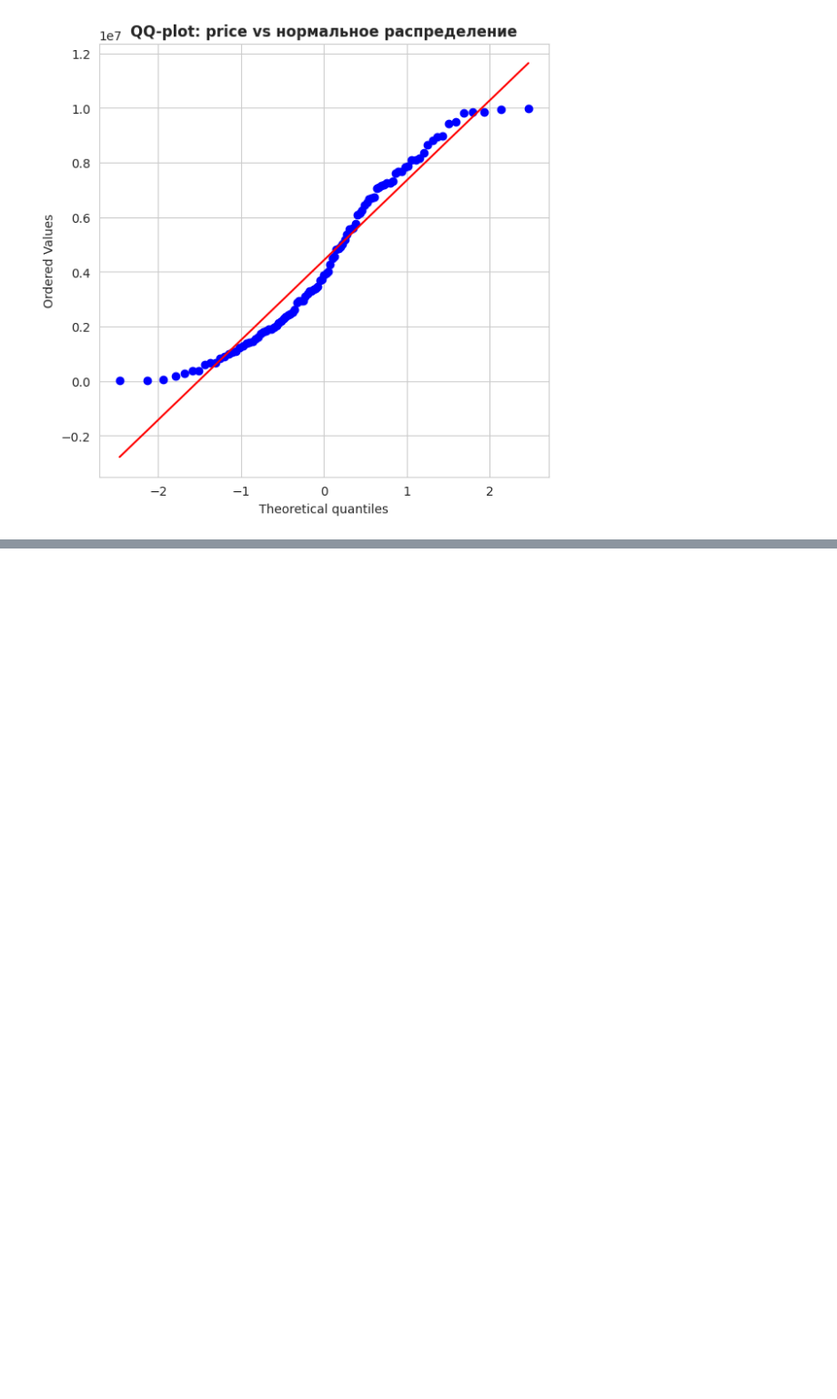
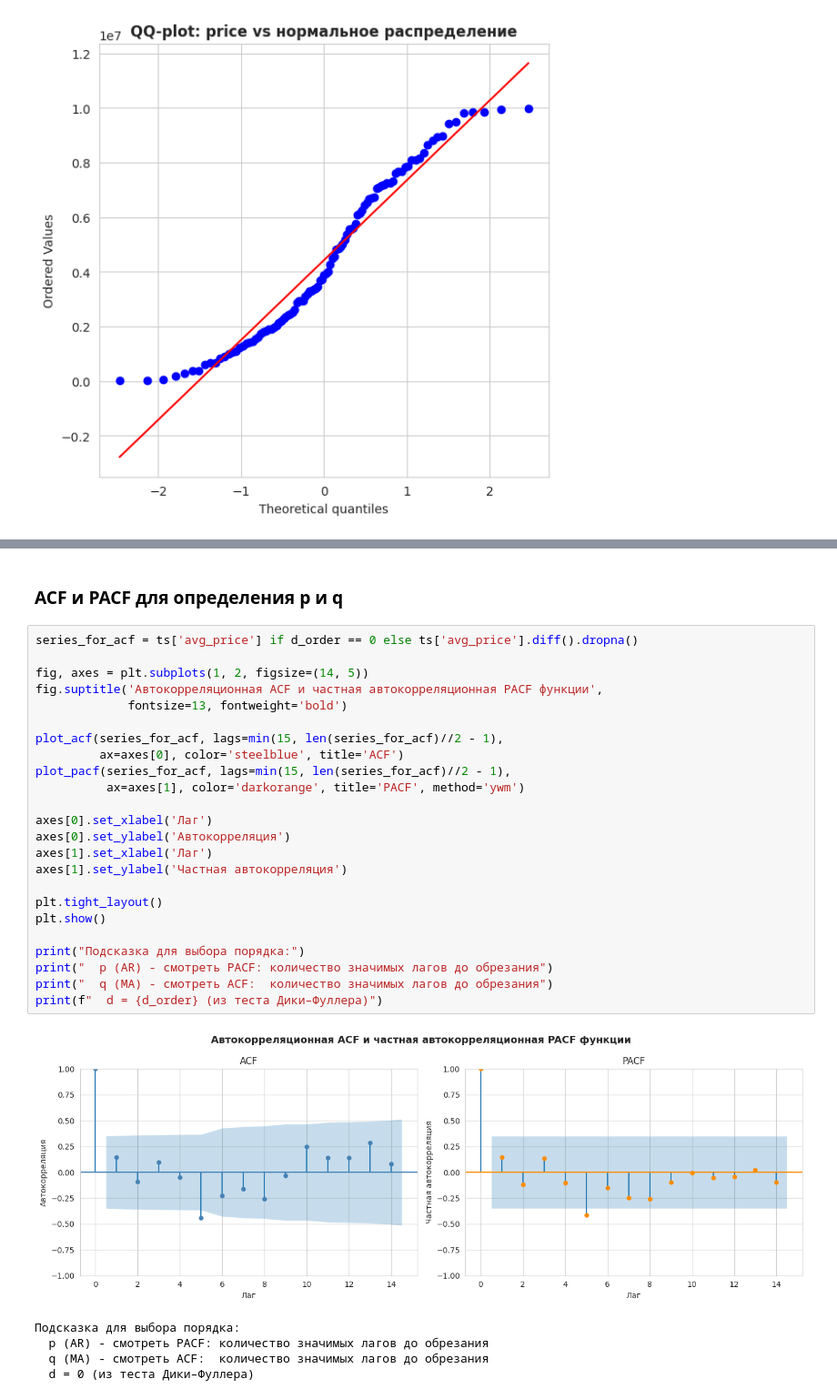
Before and after one commit to boshetunmay1/paris-real-estate-analysis, a Jupyter notebook: kursovaya.ipynb, the cells around one changed output, grey strips where cells are left out. Shown at 91% size. Cells and saved outputs as stored; diff of their text form; blank space fills up the shorter version.

```diff
--- a/kursovaya.ipynb
+++ b/kursovaya.ipynb
@@ -615,0 +715,32 @@ plt.show()
+# %% [markdown]
+### ACF и PACF для определения p и q
+# %%
+series_for_acf = ts['avg_price'] if d_order == 0 else ts['avg_price'].diff().dropna()
+
+fig, axes = plt.subplots(1, 2, figsize=(14, 5))
+fig.suptitle('Автокорреляционная ACF и частная автокорреляционная PACF функции',
+             fontsize=13, fontweight='bold')
+
+plot_acf(series_for_acf, lags=min(15, len(series_for_acf)//2 - 1),
+         ax=axes[0], color='steelblue', title='ACF')
+plot_pacf(series_for_acf, lags=min(15, len(series_for_acf)//2 - 1),
+          ax=axes[1], color='darkorange', title='PACF', method='ywm')
+
+axes[0].set_xlabel('Лаг')
+axes[0].set_ylabel('Автокорреляция')
+axes[1].set_xlabel('Лаг')
+axes[1].set_ylabel('Частная автокорреляция')
+
+plt.tight_layout()
+plt.show()
+
+print("Подсказка для выбора порядка:")
+print("  p (AR) - смотреть PACF: количество значимых лагов до обрезания")
+print("  q (MA) - смотреть ACF:  количество значимых лагов до обрезания")
+print(f"  d = {d_order} (из теста Дики–Фуллера)")
+# %% [output]
+[figure, added]
+Подсказка для выбора порядка:
+  p (AR) - смотреть PACF: количество значимых лагов до обрезания
+  q (MA) - смотреть ACF:  количество значимых лагов до обрезания
+  d = 0 (из теста Дики–Фуллера)
```
Also changed, not shown: parts of 15 cells of this notebook.
